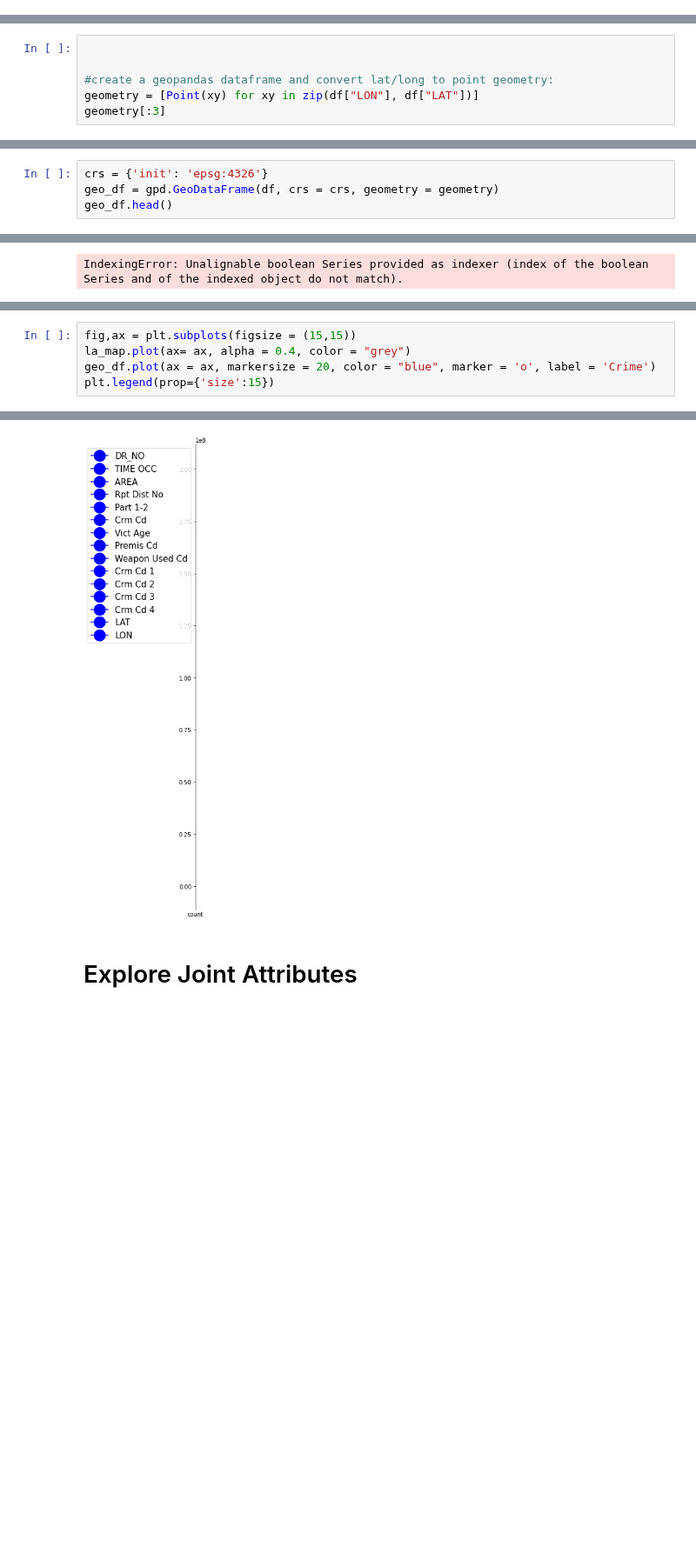
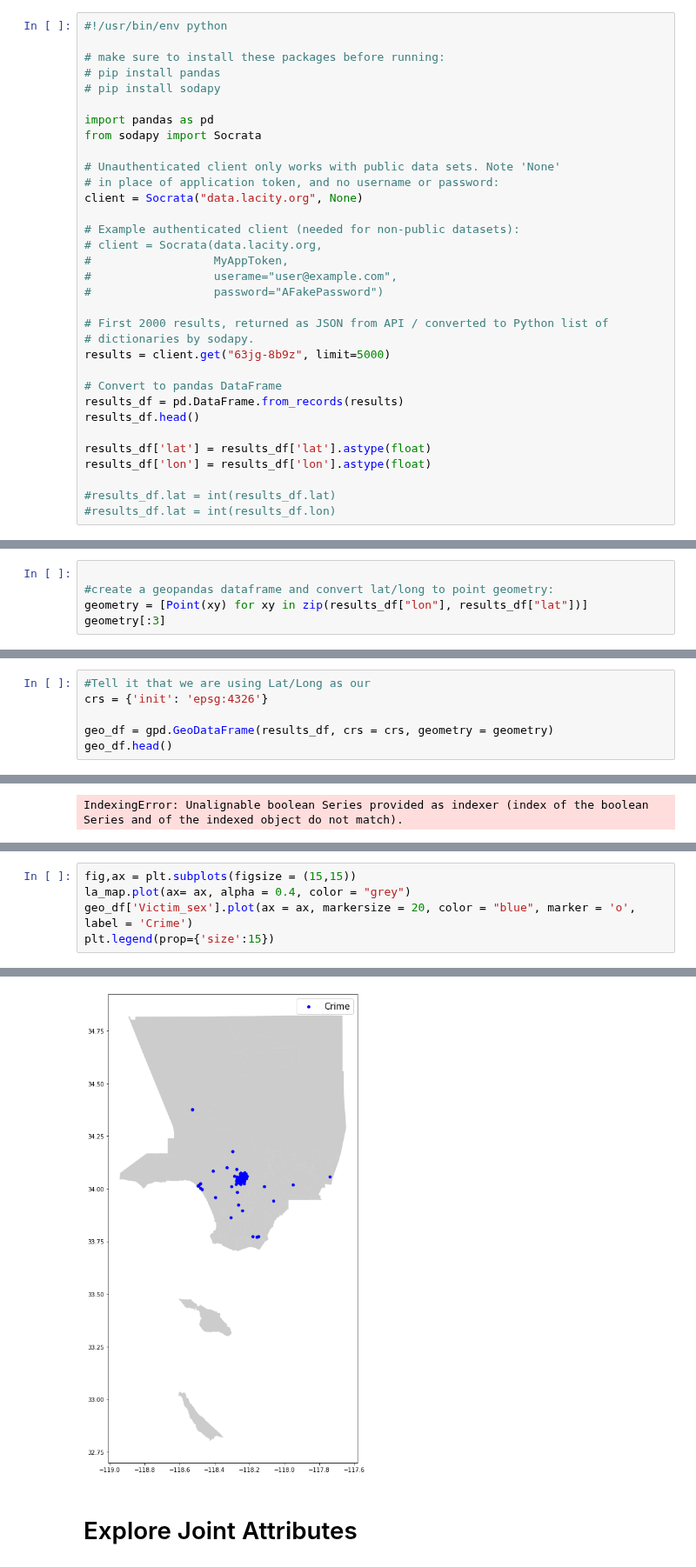
Before and after one commit to julia-codes/MSDS-ML1-VisualizationAndDataProcessing, a Jupyter notebook: Lab1_VisualizetionAndDataProcessing.ipynb, the cells around one changed output, grey strips where cells are left out. Shown at 87% size. Cells and saved outputs as stored; diff of their text form; blank space fills up the shorter version.

Commit message:
Moved jupyter. Removed Julia folder.
* Map to only use API top 5k
* Moved jupyter notebook to main
* Added lacrime-env to gitignore

```diff
--- a/Julia/VisualizetionAndDataProcessing.ipynb
+++ b/Lab1_VisualizetionAndDataProcessing.ipynb
@@ -85,3 +92,36 @@ array([[<matplotlib.axes._subplots.AxesSubplot object at 0x...>]],
 # Visualize Attributes
 
 https://towardsdatascience.com/geopandas-101-plot-any-data-with-a-latitude-and-longitude-on-a-map-98e01944b972
+# %%
+#!/usr/bin/env python
+
+# make sure to install these packages before running:
+# pip install pandas
+# pip install sodapy
+
+import pandas as pd
+from sodapy import Socrata
+
+# Unauthenticated client only works with public data sets. Note 'None'
+# in place of application token, and no username or password:
+client = Socrata("data.lacity.org", None)
+
+# Example authenticated client (needed for non-public datasets):
+# client = Socrata(data.lacity.org,
+#                  MyAppToken,
+#                  userame="user@example.com",
+#                  password="AFakePassword")
+
+# First 2000 results, returned as JSON from API / converted to Python list of
+# dictionaries by sodapy.
+results = client.get("63jg-8b9z", limit=5000)
+
+# Convert to pandas DataFrame
+results_df = pd.DataFrame.from_records(results)
+results_df.head()
+
+results_df['lat'] = results_df['lat'].astype(float)
+results_df['lon'] = results_df['lon'].astype(float)
+
+#results_df.lat = int(results_df.lat)
+#results_df.lat = int(results_df.lon)
@@ -88,15 +130,16 @@ https://towardsdatascience.com/geopandas-101-plot-any-data-with-a-latitude-and-l
 # %%
 
-
 #create a geopandas dataframe and convert lat/long to point geometry:
-geometry = [Point(xy) for xy in zip(df["LON"], df["LAT"])]
+geometry = [Point(xy) for xy in zip(results_df["lon"], results_df["lat"])]
 geometry[:3]
 # %% [output]
 [<shapely.geometry.point.Point at 0x...>,
  <shapely.geometry.point.Point at 0x...>,
  <shapely.geometry.point.Point at 0x...>]
 # %%
+#Tell it that we are using Lat/Long as our
 crs = {'init': 'epsg:4326'}
-geo_df = gpd.GeoDataFrame(df, crs = crs, geometry = geometry)
+
+geo_df = gpd.GeoDataFrame(results_df, crs = crs, geometry = geometry)
 geo_df.head()
 # %% [output]
@@ -122,10 +165,10 @@ la_map.plot(ax=ax)
 # %%
 fig,ax = plt.subplots(figsize = (15,15))
 la_map.plot(ax= ax, alpha = 0.4, color = "grey")
-geo_df.plot(ax = ax, markersize = 20, color = "blue", marker = 'o', label = 'Crime')
+geo_df['Victim_sex'].plot(ax = ax, markersize = 20, color = "blue", marker = 'o', label = 'Crime')
 plt.legend(prop={'size':15})
 # %% [output]
 <matplotlib.legend.Legend at 0x...>
-[figure, old version]
+[figure, new version]
 # %% [markdown]
 # Explore Joint Attributes
```
Also changed, not shown: parts of 10 cells of this notebook, 59 other files.
